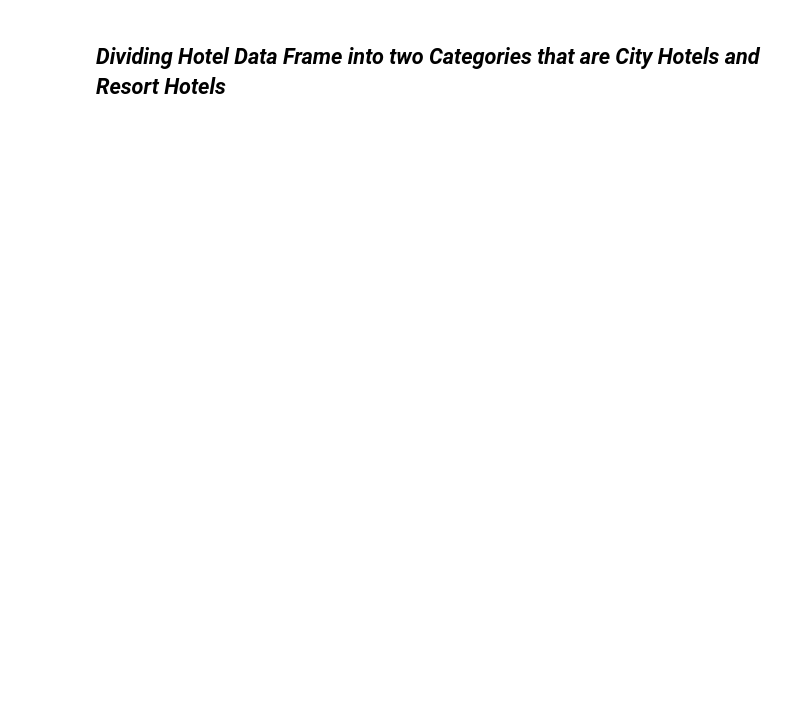
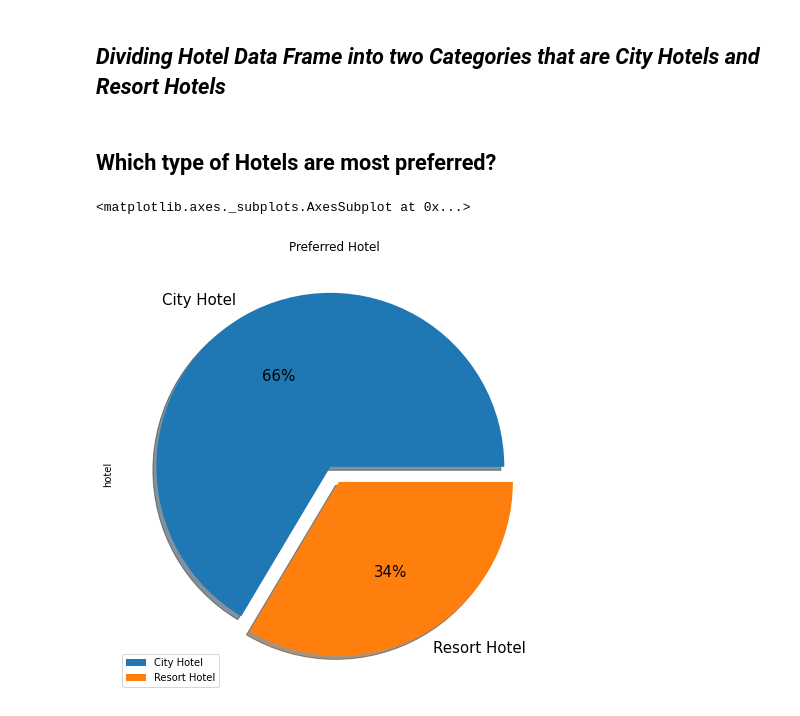
Before and after one commit to ManjulDas/Hotel-Booking-Analysis, a Jupyter notebook: Hotel_Booking_Analysis.ipynb, the cells around one changed output. Saved outputs shown, nothing was run; the diff lists cells and outputs as text; code cells hidden in the pictures; blank space fills up the shorter version.

```diff
--- a/Hotel_Booking_Analysis.ipynb
+++ b/Hotel_Booking_Analysis.ipynb
@@ -149,14 +150,19 @@ hotel_df.describe()
 # %%
 city_hotel = hotel_df[hotel_df['hotel'] == 'City Hotel']
 resort_hotel = hotel_df[hotel_df['hotel'] == 'Resort Hotel']
+# %% [markdown]
+## **Which type of Hotels are most preferred?**
 # %%
-preferred_hotel = hotel_new_df['hotel'].value_counts()
+preferred_hotel = hotel_df['hotel'].value_counts()
 
 preferred_hotel.plot(kind = 'pie',
                      autopct = '%1.0f%%',
                      figsize=(10,8),
                      explode = (0.05,0.05),
                      fontsize = 15,
                      shadow = True,
                      title = 'Preferred Hotel',
                      legend=True)
+# %% [output]
+<matplotlib.axes._subplots.AxesSubplot at 0x...>
+[figure, added]
```
Also changed, not shown: parts of 1 cell of this notebook.
